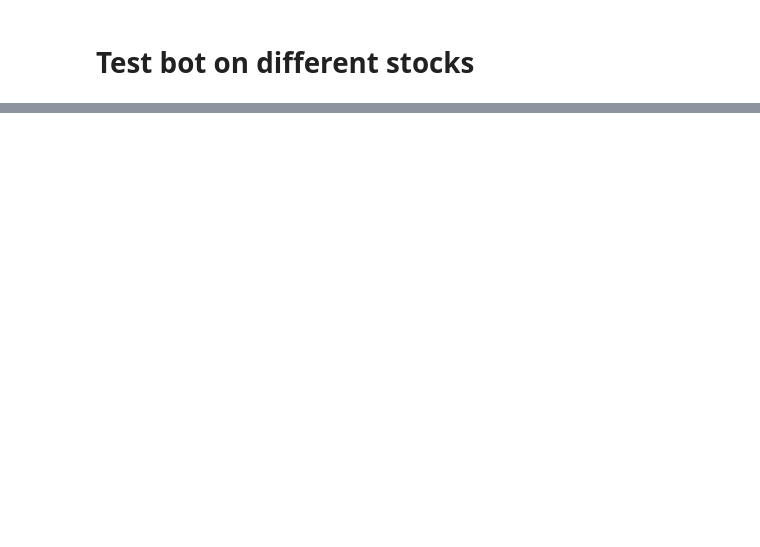
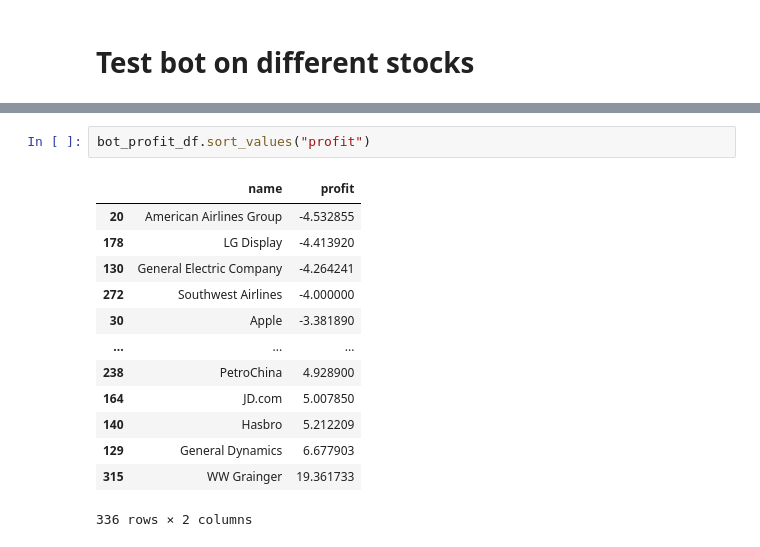
Before and after one commit to crabio/tinkoff-invest-bot, a Jupyter notebook: candles_analyzer/analyze.ipynb, the cells around one changed output, grey strips where cells are left out. Drawn from its saved outputs; the diff is of its cells as text; blank space fills up the shorter version.

```diff
--- a/candles_analyzer/analyze.ipynb
+++ b/candles_analyzer/analyze.ipynb
@@ -195,0 +218,16 @@ bot_profit_df
+# %%
+bot_profit_df.sort_values("profit")
+# %% [output]
+|  | name | profit |
+| 20 | American Airlines Group | -4.532855 |
+| 178 | LG Display | -4.413920 |
+| 130 | General Electric Company | -4.264241 |
+| 272 | Southwest Airlines | -4.000000 |
+| 30 | Apple | -3.381890 |
+| ... | ... | ... |
+| 238 | PetroChina | 4.928900 |
+| 164 | JD.com | 5.007850 |
+| 140 | Hasbro | 5.212209 |
+| 129 | General Dynamics | 6.677903 |
+| 315 | WW Grainger | 19.361733 |
+336 rows × 2 columns
```
Also changed, not shown: parts of 11 cells of this notebook, 2 other files.
